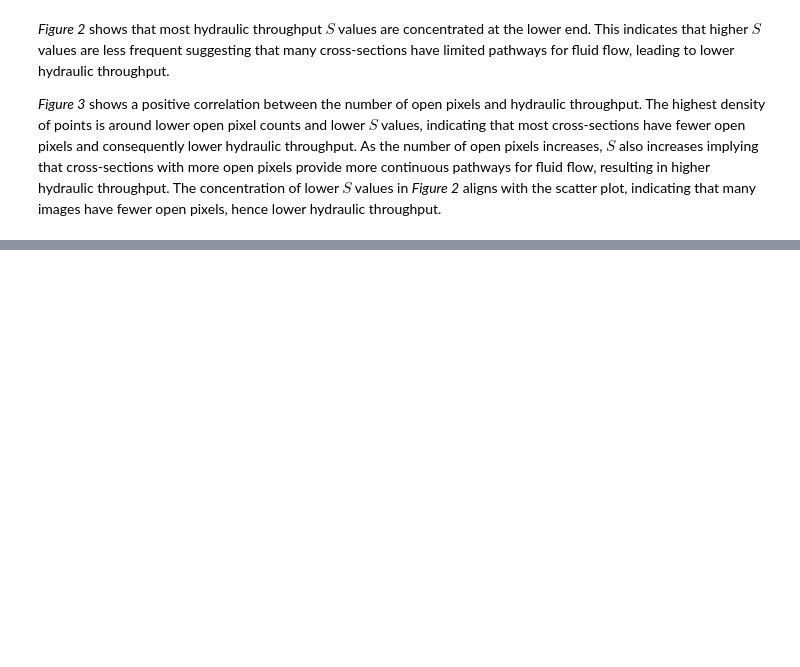
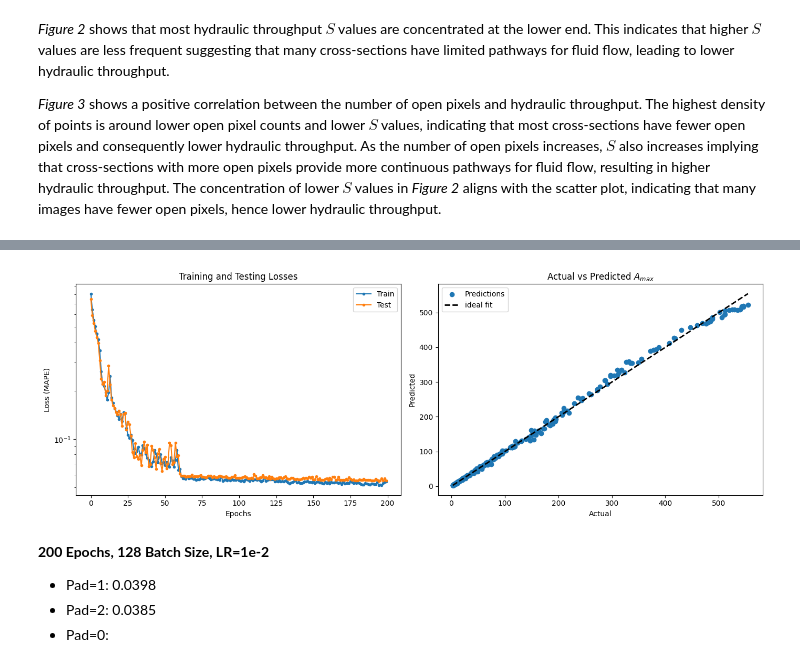
Before and after one commit to atabekis/Hydraulic-Cross-Sections-Publish, a Jupyter notebook: assignment_3.ipynb, the cells around one changed output, grey strips where cells are left out. Saved outputs shown, nothing was run; the diff lists cells and outputs as text; code cells hidden in the pictures; blank space fills up the shorter version.

```diff
--- a/assignment_3.ipynb
+++ b/assignment_3.ipynb
@@ -189,0 +607,11 @@ Here talk about all the considered symmetries and which ones can work and which
+# %%
+class ApplySymmetry(nn.Module):
+    def __init__(self):
+        super(ApplySymmetry, self).__init__()
+
+    def forward(self, x):
+        rotations = [torch.rot90(x, k, [2, 3]) for k in range(4)]
+        flips = [torch.flip(x, [2]), torch.flip(x, [3])]
+        flip_rotations = [torch.flip(torch.rot90(x, k, [2, 3]), [2]) for k in [1, 3]]
+        symmetries = rotations + flips + flip_rotations
+        return torch.stack(symmetries, dim=1)
@@ -189,0 +637,35 @@ Here talk about all the considered symmetries and which ones can work and which
+# %%
+class GroupAverage(nn.Module):
+    def __init__(self):
+        super(GroupAverage, self).__init__()
+
+    def forward(self, x):
+        return x.mean(dim=1)  # Average over symmetry dimension
+# %%
+def make_model(pad=1):
+    return nn.Sequential(
+        ApplySymmetry(),
+        ConvNet(pad=pad),
+        GroupAverage(),
+        nn.Linear(64, 32, bias=False),
+        nn.ReLU(),
+        nn.Linear(32, 1, bias=False)
+    )
+# %%
+results = dict()
+# %%
+model_name = 'sym_cnn'
+results[model_name] = train(train_dataset, test_dataset,
+                                model=make_model(pad=1),
+                                loss_fn=RMSPE(),
+                                num_epochs=200,
+                                batch_size=128,
+                                learning_rate=1e-2,
+                                early_stop=-50,
+                                verbosity=-1)
+
+results[model_name]['y_pred'] = predict(results[model_name]['model'], test_dataset.features)
+
+plot_losses_and_predictions(results[model_name]['train_hist'], results[model_name]['val_hist'],
+                            test_dataset.targets, results[model_name]['y_pred'])
+# %% [output]
@@ -189,0 +673,6 @@ Here talk about all the considered symmetries and which ones can work and which
+[figure, added]
+# %% [markdown]
+**200 Epochs, 128 Batch Size, LR=1e-2**
+- Pad=1: 0.0398
+- Pad=2: 0.0385
+- Pad=0:
```
Also changed, not shown: parts of 34 cells of this notebook, 27 other files.
